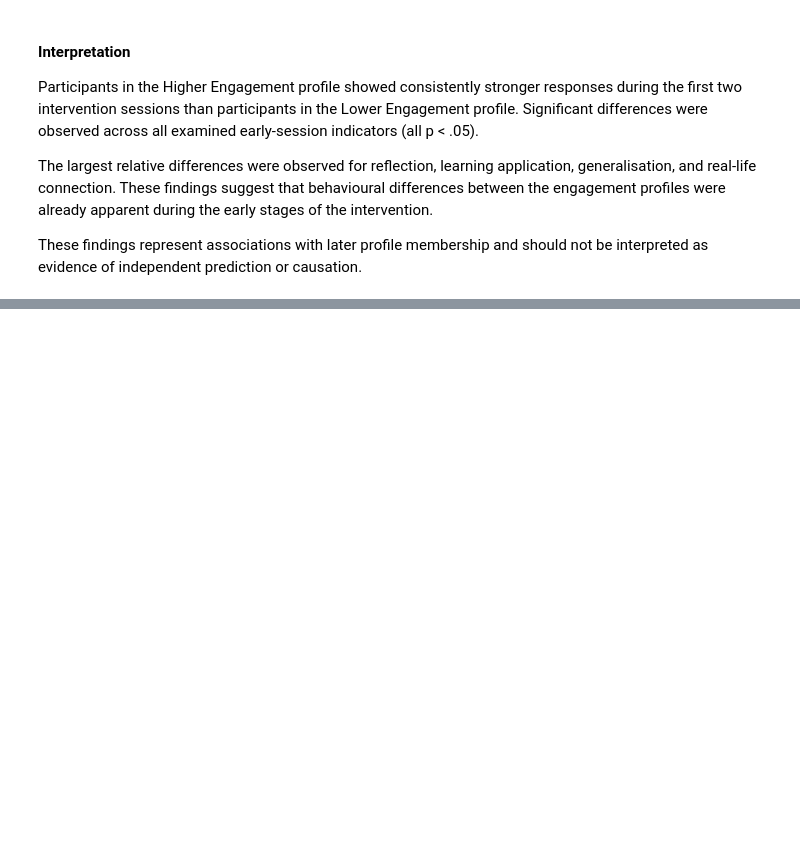
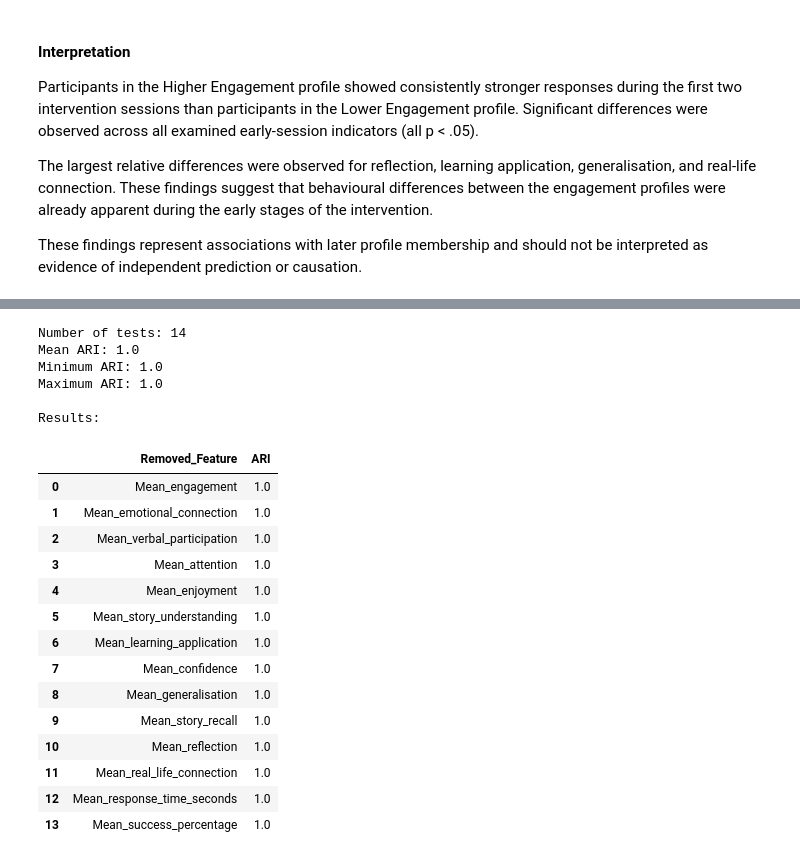
Before and after one commit to PuspitaGoswami/asd-interventions, a Jupyter notebook: notebooks/05_profile_interpretation.ipynb, the cells around one changed output, grey strips where cells are left out. Saved outputs shown, nothing was run; the diff lists cells and outputs as text; code cells hidden in the pictures; blank space fills up the shorter version.

Commit message:
Add cluster robustness and stability analysis

```diff
--- a/notebooks/05_profile_interpretation.ipynb
+++ b/notebooks/05_profile_interpretation.ipynb
@@ -2317,3 +2317,13 @@ Participants in the Higher Engagement profile showed consistently stronger respo
 The largest relative differences were observed for reflection, learning application, generalisation, and real-life connection. These findings suggest that behavioural differences between the engagement profiles were already apparent during the early stages of the intervention.
 
 These findings represent associations with later profile membership and should not be interpreted as evidence of independent prediction or causation.
+# %%
+cluster_data = pd.read_csv(
+    processed_folder / "clustered_participant_data.csv"
+)
+
+print("Dataset shape:", cluster_data.shape)
+
+print("\nColumns:")
+for col in cluster_data.columns:
+    print(col)
@@ -2319,0 +2534,68 @@ These findings represent associations with later profile membership and should n
+# %%
+feature_sensitivity_results = []
+
+for feature_to_remove in cluster_features:
+
+    remaining_features = [
+        feature for feature in cluster_features
+        if feature != feature_to_remove
+    ]
+
+    # Standardise remaining features
+    X_reduced = StandardScaler().fit_transform(
+        cluster_data[remaining_features]
+    )
+
+    # Re-run K-Means
+    km = KMeans(
+        n_clusters=2,
+        random_state=42,
+        n_init=10
+    )
+
+    reduced_labels = km.fit_predict(X_reduced)
+
+    # Compare with original clustering
+    ari = adjusted_rand_score(
+        cluster_data["Cluster"],
+        reduced_labels
+    )
+
+    feature_sensitivity_results.append({
+        "Removed_Feature": feature_to_remove,
+        "ARI": ari
+    })
+
+feature_sensitivity_df = pd.DataFrame(
+    feature_sensitivity_results
+).sort_values("ARI")
+
+print("Number of tests:", len(feature_sensitivity_df))
+print("Mean ARI:", round(feature_sensitivity_df["ARI"].mean(), 3))
+print("Minimum ARI:", round(feature_sensitivity_df["ARI"].min(), 3))
+print("Maximum ARI:", round(feature_sensitivity_df["ARI"].max(), 3))
+
+print("\nResults:")
+display(feature_sensitivity_df)
+# %% [output]
+Number of tests: 14
+Mean ARI: 1.0
+Minimum ARI: 1.0
+Maximum ARI: 1.0
+
+Results:
+|  | Removed_Feature | ARI |
+| 0 | Mean_engagement | 1.0 |
+| 1 | Mean_emotional_connection | 1.0 |
+| 2 | Mean_verbal_participation | 1.0 |
+| 3 | Mean_attention | 1.0 |
+| 4 | Mean_enjoyment | 1.0 |
+| 5 | Mean_story_understanding | 1.0 |
+| 6 | Mean_learning_application | 1.0 |
+| 7 | Mean_confidence | 1.0 |
+| 8 | Mean_generalisation | 1.0 |
+| 9 | Mean_story_recall | 1.0 |
+| 10 | Mean_reflection | 1.0 |
+| 11 | Mean_real_life_connection | 1.0 |
+| 12 | Mean_response_time_seconds | 1.0 |
+| 13 | Mean_success_percentage | 1.0 |
```
Also changed, not shown: parts of 7 cells of this notebook.
